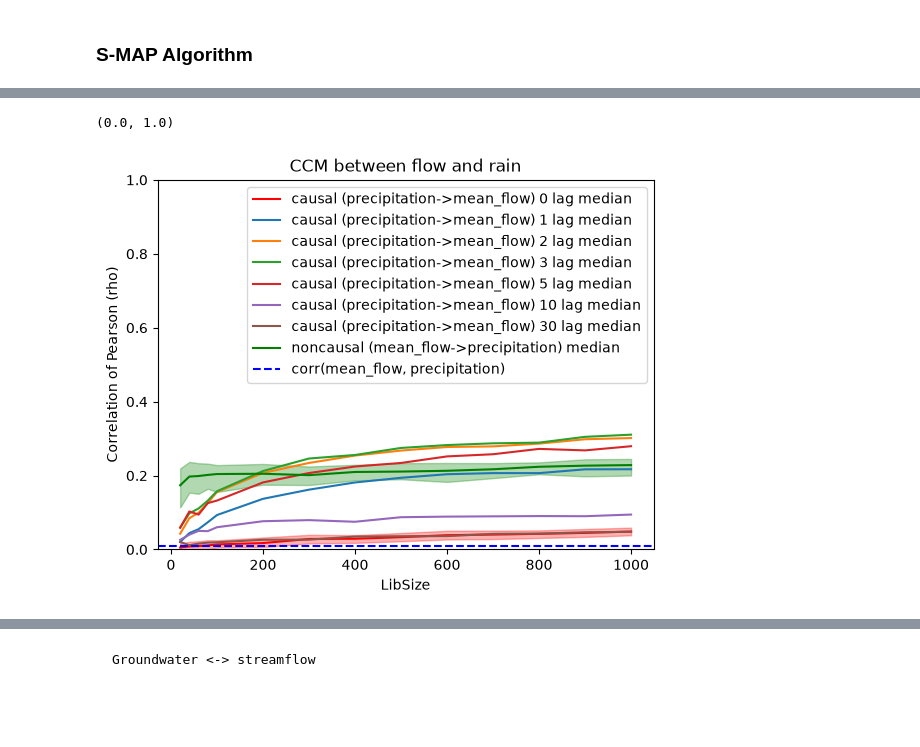
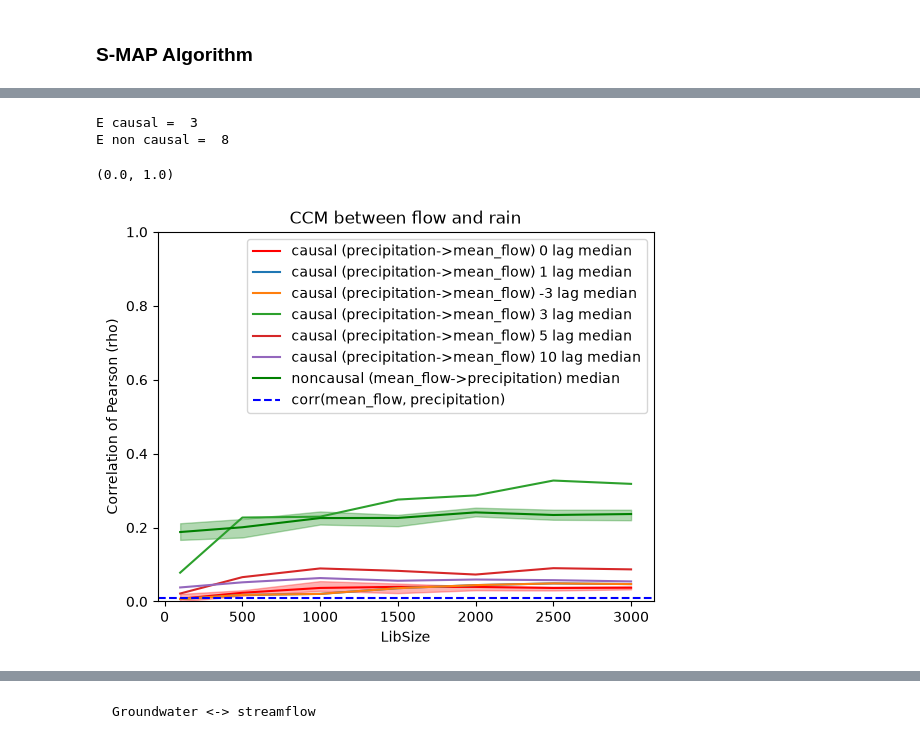
Before and after one commit to EulalieContreras/NTU_ecoinformatic, a Jupyter notebook: mywork/hydrography_notebook.ipynb, the cells around one changed output, grey strips where cells are left out. Cells and saved outputs as stored; diff of their text form; code cells hidden in the pictures; blank space fills up the shorter version.

```diff
--- a/mywork/hydrography_notebook.ipynb
+++ b/mywork/hydrography_notebook.ipynb
@@ -140,9 +152,12 @@ ax2.legend(loc='upper right')
 # %% [markdown]
 ### S-MAP Algorithm
 # %%
-s_map = fun.run_smap(river_flow, 2)
-s_map_m = fun.run_smap(river_flow_m, 3)
-s_map_a = fun.run_smap(river_flow_a, 2)
+lib = "1 1000"
+pred = "1001 3000"
+
+s_map = fun.run_smap(river_flow, 2, lib=lib, pred=pred)
+s_map_m = fun.run_smap(river_flow_m, 4, lib=lib, pred=pred)
+s_map_a = fun.run_smap(river_flow_a, 2, lib=lib, pred=pred)
 
 fig, ax1 = plt.subplots()
 ax2 = ax1.twinx()
@@ -158,9 +173,9 @@ ax2.tick_params(axis='y', labelcolor='b')
 ax1.legend(loc='upper left')
 ax2.legend(loc='upper right')
 
-s_map_rain = fun.run_smap(river_flow, 3)
-s_map_rain_m = fun.run_smap(river_flow_m, 6)
-s_map_rain_a = fun.run_smap(river_flow_a, 5)
+s_map_rain = fun.run_smap(river_flow, 6, lib=lib, pred=pred)
+s_map_rain_m = fun.run_smap(river_flow_m, 2, lib=lib, pred=pred)
+s_map_rain_a = fun.run_smap(river_flow_a, 2, lib=lib, pred=pred)
 
 fig, ax1 = plt.subplots()
 ax2 = ax1.twinx()
@@ -189,4 +207,8 @@ Maybe I am not using the right parameteres when runnin the function ?
 # %%
+meteo['precipitation'] = fun.normalize_series(meteo['precipitation'])
+fdv1['mean_flow'] = fun.normalize_series(fdv1['mean_flow'])
+ground_water['NGF_depth'] = fun.normalize_series(ground_water['NGF_depth'])
+
 df = (
     pd.merge(
         meteo[['date', 'precipitation']].dropna(),
@@ -200,22 +222,23 @@ df = (
 
 df = df[['date', 'precipitation', 'mean_flow']].dropna().reset_index(drop=True)
 
-E_best_causal = fun.find_best_E(df, 'mean_flow', 'precipitation')
-E_best_noncausal = fun.find_best_E(df, 'precipitation', 'mean_flow')
+E_best_causal = fun.find_best_E_ccm(df, 'mean_flow', 'precipitation')
+print('E causal = ', E_best_causal)
+E_best_noncausal = fun.find_best_E_ccm(df, 'precipitation', 'mean_flow')
+print('E non causal = ', E_best_noncausal)
 
-libs = list(range(20, 81, 20)) + list(range(100, 1001, 100)) + list(range(1100, 3001, 250))
+libs = [100, 500, 1000, 1500, 2000, 2500, 3000]
 
 causal = fun.run_ccm_bootstrap(df, 'mean_flow', 'precipitation', E_best_causal, libs=libs)
 non_causal = fun.run_ccm_bootstrap(df, 'precipitation', 'mean_flow', E_best_noncausal, libs=libs)
 
 
 final_causal0 = fun.final_ccm(df, 'mean_flow', 'precipitation', libs=libs, Tp=0)
-final_causal1 = fun.final_ccm(df, 'mean_flow', 'precipitation', libs=libs, Tp=-1)
-final_causal2 = fun.final_ccm(df, 'mean_flow', 'precipitation', libs=libs, Tp=-2)
+final_causal1 = fun.final_ccm(df, 'mean_flow', 'precipitation', libs=libs, Tp=-3)
+final_causal2 = fun.final_ccm(df, 'mean_flow', 'precipitation', libs=libs, Tp= 1)
 final_causal3 = fun.final_ccm(df, 'mean_flow', 'precipitation', libs=libs, Tp=-3)
 final_causal5 = fun.final_ccm(df, 'mean_flow', 'precipitation', libs=libs, Tp=-5)
 final_causal10 = fun.final_ccm(df, 'mean_flow', 'precipitation', libs=libs, Tp=-10)
-final_causal30 = fun.final_ccm(df, 'mean_flow', 'precipitation', libs=libs, Tp=-30)
 final_noncausal = fun.final_ccm(df, 'precipitation', 'mean_flow', libs=libs)
 
 
@@ -225,37 +248,37 @@ stat_causal2 = final_causal2[0]
 stat_causal3 = final_causal3[0]
 stat_causal5 = final_causal5[0]
 stat_causal10 = final_causal10[0]
-stat_causal30 = final_causal30[0]
 stat_noncausal = final_noncausal[0]
 
 libsize = stat_causal0.index
 
 corr0 = df['mean_flow'].corr(df['precipitation'])
 
 plt.figure()
 plt.plot(libsize, stat_causal0[0.5], color='r', label= 'causal (precipitation->mean_flow) 0 lag' + " median")
 plt.fill_between(libsize, stat_causal0[0.25], stat_causal0[0.75], color='r', alpha=0.3)
-plt.plot(libsize, stat_causal1[0.5], label= 'causal (precipitation->mean_flow) 1 lag' + " median")
-plt.plot(libsize, stat_causal2[0.5], label= 'causal (precipitation->mean_flow) 2 lag' + " median")
+plt.plot(libsize, stat_causal2[0.5], label= 'causal (precipitation->mean_flow) 1 lag' + " median")
+plt.plot(libsize, stat_causal2[0.5], label= 'causal (precipitation->mean_flow) -3 lag' + " median")
 plt.plot(libsize, stat_causal3[0.5], label= 'causal (precipitation->mean_flow) 3 lag' + " median")
 plt.plot(libsize, stat_causal5[0.5], label= 'causal (precipitation->mean_flow) 5 lag' + " median")
 plt.plot(libsize, stat_causal10[0.5],label= 'causal (precipitation->mean_flow) 10 lag' + " median")
-plt.plot(libsize, stat_causal30[0.5],label= 'causal (precipitation->mean_flow) 30 lag' + " median")
 plt.plot(libsize, stat_noncausal[0.5], color='g', label= 'noncausal (mean_flow->precipitation)' + " median")
 plt.fill_between(libsize, stat_noncausal[0.25], stat_noncausal[0.75], color='g', alpha=0.3)
 plt.axhline(corr0, color='b', linestyle='--', label=f"corr(mean_flow, precipitation)")
 plt.title('CCM between flow and rain')
 plt.xlabel('LibSize')
 plt.ylabel('Correlation of Pearson (rho)')
 plt.legend()
 plt.ylim(0,1)
 
 ## this is very strange because it seems that there is a causality mean_flow --> precipitation instead of precipitation --> mean_flow
 # even though we are using different kind of preprocessing
 # an explanation could be : artefact/error in the code, lack in the data (particularly a lot of 0 in precipitation data) or delay between precipitation and variation of mean_flow
 # so I can also try to implement delay to but I am not sure how to do it --> need to read the last article
 
 #with 3 days lag dand without preprocess result seems statisfying but we now need to quantify thsi result thanks to surrogate and pvalue
 # %% [output]
-(0.0, 1.0)
+E causal =  3
+E non causal =  8
+(0.0, 1.0)
-[figure, old version]
+[figure, new version]
```
Also changed, not shown: parts of 47 cells of this notebook, 33 other files.
